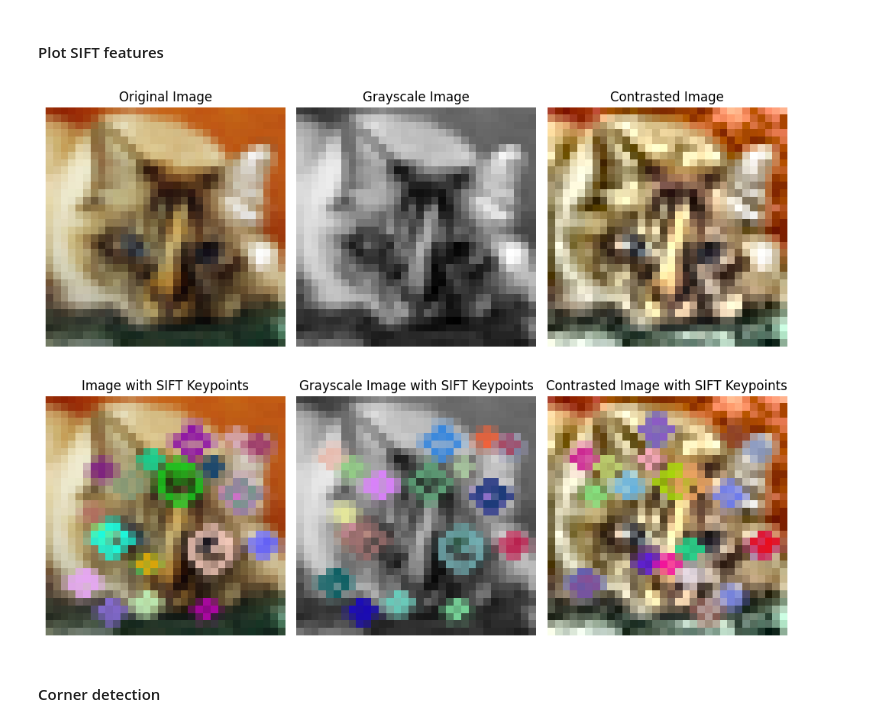
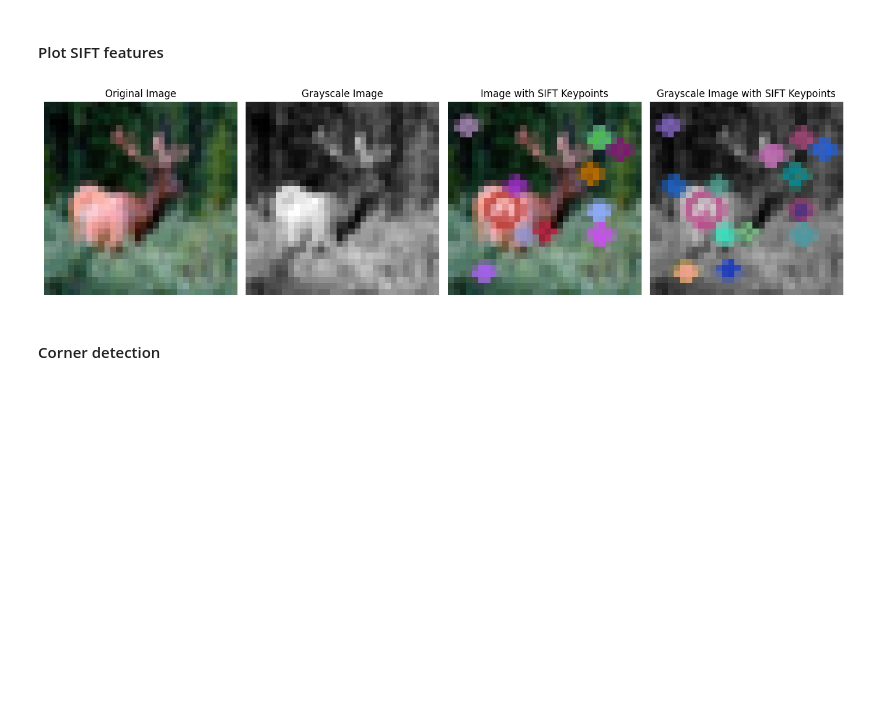
Before and after one commit to nicolas-bock/cifar_mlrf, a Jupyter notebook: notebooks/verif_steps.ipynb, the cells around one changed output. Drawn from its saved outputs; the diff is of its cells as text; code cells hidden in the pictures; blank space fills up the shorter version.

```diff
--- a/notebooks/verif_steps.ipynb
+++ b/notebooks/verif_steps.ipynb
@@ -608,10 +606,10 @@ models = {
 pipeline = Pipeline([
     # ('contrast', FunctionTransformer(contrast_images, validate=False)),
     # ('grayscale', FunctionTransformer(rgb2gray, validate=False)),
-    # ('flatten', ImageFlattener()),
+    ('flatten', ImageFlattener()),
     # ('scaler', StandardScaler()),
     # ('sift_extraction', FunctionTransformer(extract_sift_features, validate=False)),
-    ('hog_extraction', FunctionTransformer(extract_hog_features, validate=False)),
+    # ('hog_extraction', FunctionTransformer(extract_hog_features, validate=False)),
     # ('vlad', VLAD(k=16, norming="RN", verbose=False)),
     # ('pca', PCA(n_components=2)),
     ('classifier', None)
@@ -885,55 +888,77 @@ def plot_sift_features(image, save_path=None):
     key_desc_original = sift.detectAndCompute(image_8bit, None)
     key_desc_gray = sift.detectAndCompute(gray_image, None)
     key_desc_contrast = sift.detectAndCompute(image_contrast, None)
 
     # Afficher les points clés sur l'image originale
     image_with_keypoints = cv2.drawKeypoints(image_8bit, key_desc_original[0], None, flags=cv2.DRAW_MATCHES_FLAGS_DRAW_RICH_KEYPOINTS)
 
     # Afficher les points clés sur l'image en niveaux de gris
     gray_image_with_keypoints = cv2.drawKeypoints(gray_image, key_desc_gray[0], None, flags=cv2.DRAW_MATCHES_FLAGS_DRAW_RICH_KEYPOINTS)
 
     # Afficher les points clés sur l'image contrastée
     contrast_image_with_keypoints = cv2.drawKeypoints(image_contrast, key_desc_contrast[0], None, flags=cv2.DRAW_MATCHES_FLAGS_DRAW_RICH_KEYPOINTS)
 
     # Afficher les images: originale, en niveaux de gris, en niveaux de gris avec les points clés, et originale avec les points clés
-    fig, axs = plt.subplots(2, 3, figsize=(10, 8))
+    # fig, axs = plt.subplots(2, 3, figsize=(10, 8))
 
-    axs[0][0].imshow(image)
-    axs[0][0].set_title('Original Image')
-    axs[0][0].axis('off')
+    # axs[0][0].imshow(image)
+    # axs[0][0].set_title('Original Image')
+    # axs[0][0].axis('off')
 
-    axs[0][1].imshow(gray_image, cmap='gray')
-    axs[0][1].set_title('Grayscale Image')
-    axs[0][1].axis('off')
+    # axs[0][1].imshow(gray_image, cmap='gray')
+    # axs[0][1].set_title('Grayscale Image')
+    # axs[0][1].axis('off')
 
-    axs[0][2].imshow(image_contrast)
-    axs[0][2].set_title('Contrasted Image')
-    axs[0][2].axis('off')
+    # axs[0][2].imshow(image_contrast)
+    # axs[0][2].set_title('Contrasted Image')
+    # axs[0][2].axis('off')
 
-    axs[1][0].imshow(image_with_keypoints)
-    axs[1][0].set_title('Image with SIFT Keypoints')
-    axs[1][0].axis('off')
+    # axs[1][0].imshow(image_with_keypoints)
+    # axs[1][0].set_title('Image with SIFT Keypoints')
+    # axs[1][0].axis('off')
 
-    axs[1][1].imshow(gray_image_with_keypoints)
-    axs[1][1].set_title('Grayscale Image with SIFT Keypoints')
-    axs[1][1].axis('off')
+    # axs[1][1].imshow(gray_image_with_keypoints)
+    # axs[1][1].set_title('Grayscale Image with SIFT Keypoints')
+    # axs[1][1].axis('off')
 
-    axs[1][2].imshow(contrast_image_with_keypoints)
-    axs[1][2].set_title('Contrasted Image with SIFT Keypoints')
-    axs[1][2].axis('off')
+    # axs[1][2].imshow(contrast_image_with_keypoints)
+    # axs[1][2].set_title('Contrasted Image with SIFT Keypoints')
+    # axs[1][2].axis('off')
+
+
+    fig, axs = plt.subplots(1, 4, figsize=(14, 20))
+
+    axs[0].imshow(image)
+    axs[0].set_title('Original Image')
+    axs[0].axis('off')
+
+    axs[1].imshow(gray_image, cmap='gray')
+    axs[1].set_title('Grayscale Image')
+    axs[1].axis('off')
+
+
+    axs[2].imshow(image_with_keypoints)
+    axs[2].set_title('Image with SIFT Keypoints')
+    axs[2].axis('off')
+
+    axs[3].imshow(gray_image_with_keypoints)
+    axs[3].set_title('Grayscale Image with SIFT Keypoints')
+    axs[3].axis('off')
+
+
 
     plt.tight_layout()
     if save_path:
         plt.savefig(save_path, bbox_inches='tight')
     plt.show()
 
-# sample_image = X_train[np.random.randint(0, X_train.shape[0])]
+sample_image = X_train[np.random.randint(0, X_train.shape[0])]
 # plot_sift_features(sample_image, "../reports/sift_features.png")
 
-sample_image = X_train[4]
+# sample_image = X_train[4]
 plot_sift_features(sample_image)
 # %% [output]
-[figure, old version]
+[figure, new version]
 # %% [markdown]
 #### Corner detection
 # %%
```
Also changed, not shown: parts of 11 cells of this notebook, 11 other files.
